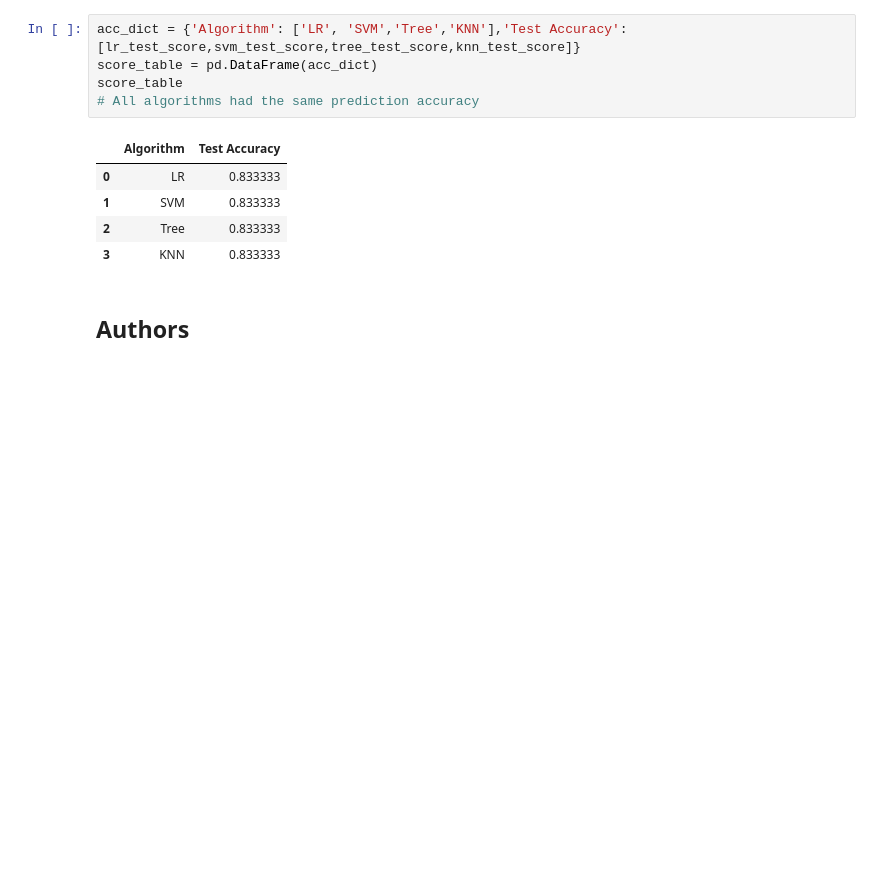
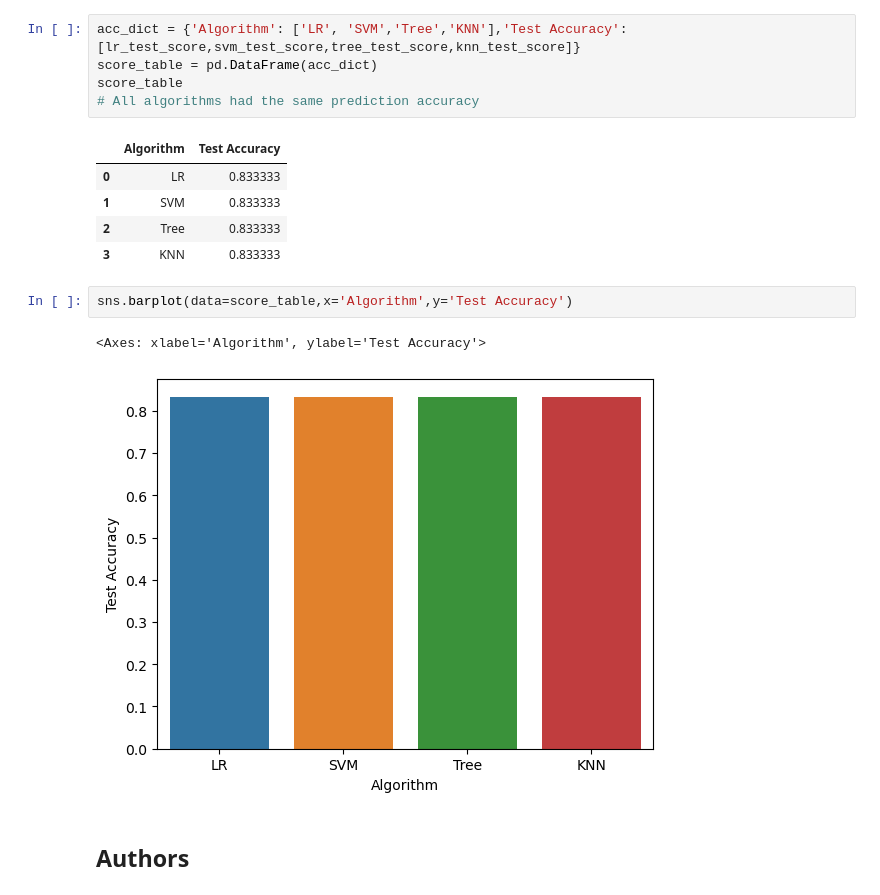
Before and after one commit to coecassio/SpaceXFalcon9LandingPrediction, a Jupyter notebook: Applied Data Science Capstone/4. Predictive Analysis (Classification)/SpaceX_Machine_Learning_Prediction_Part_5.jupyterlite.ipynb, the cells around one changed output. Drawn from its saved outputs; the diff is of its cells as text; blank space fills up the shorter version.

```diff
--- a/Applied Data Science Capstone/4. Predictive Analysis (Classification)/SpaceX_Machine_Learning_Prediction_Part_5.jupyterlite.ipynb
+++ b/Applied Data Science Capstone/4. Predictive Analysis (Classification)/SpaceX_Machine_Learning_Prediction_Part_5.jupyterlite.ipynb
@@ -412,6 +412,11 @@ score_table
 | 1 | SVM | 0.833333 |
 | 2 | Tree | 0.833333 |
 | 3 | KNN | 0.833333 |
+# %%
+sns.barplot(data=score_table,x='Algorithm',y='Test Accuracy')
+# %% [output]
+<Axes: xlabel='Algorithm', ylabel='Test Accuracy'>
+[figure, added]
 # %% [markdown]
 ## Authors
 # %% [markdown]
```
